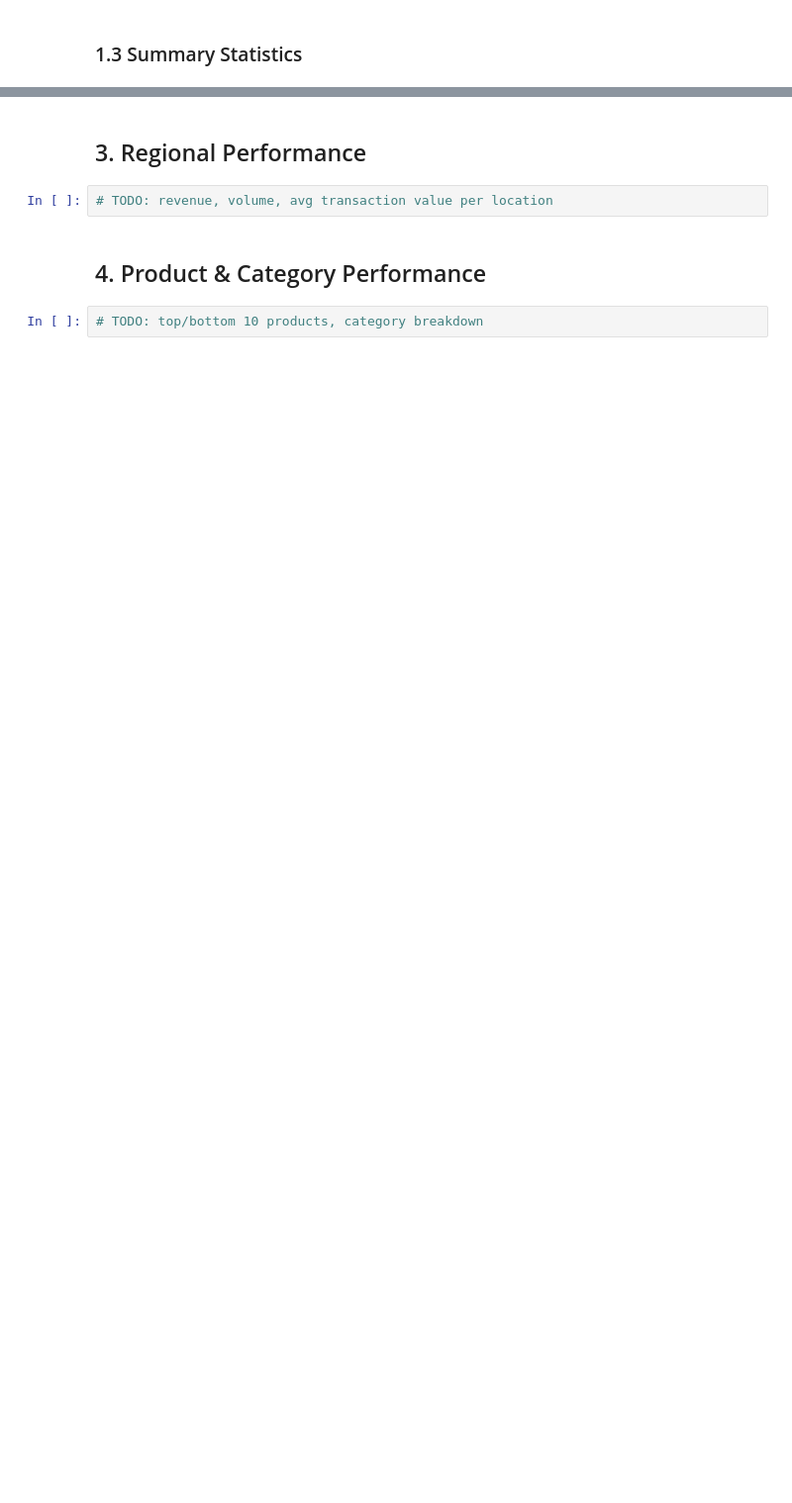
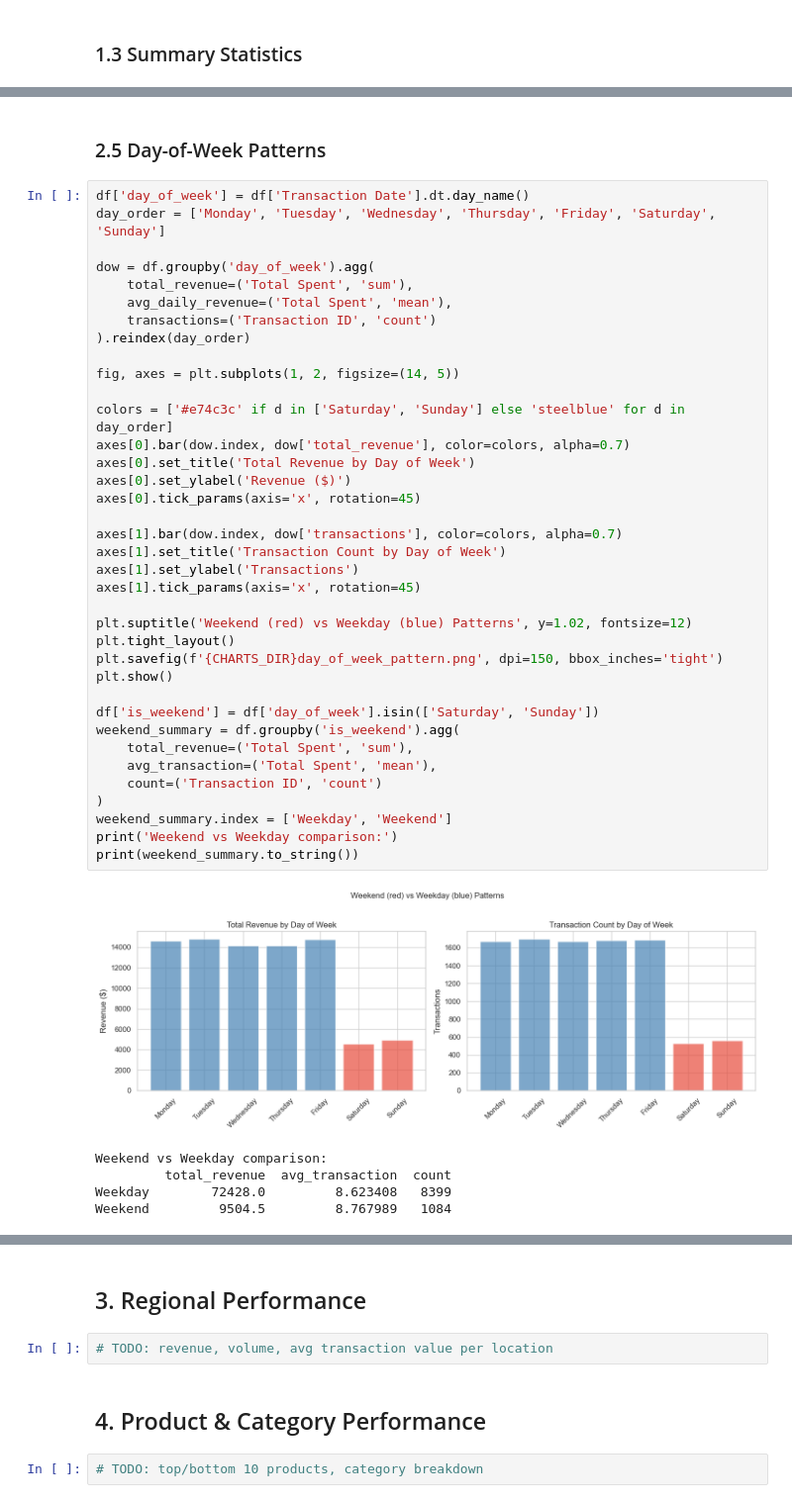
Before and after one commit to monish-ssc/canai-cafe-team-a, a Jupyter notebook: notebooks/02_eda_insights.ipynb, the cells around one changed output, grey strips where cells are left out. Shown at 99% size. Drawn from its saved outputs; the diff is of its cells as text; blank space fills up the shorter version.

```diff
--- a/notebooks/02_eda_insights.ipynb
+++ b/notebooks/02_eda_insights.ipynb
@@ -73,0 +237,45 @@ df[['Quantity', 'Price Per Unit', 'Total Spent']].describe()
+# %% [markdown]
+### 2.5 Day-of-Week Patterns
+# %%
+df['day_of_week'] = df['Transaction Date'].dt.day_name()
+day_order = ['Monday', 'Tuesday', 'Wednesday', 'Thursday', 'Friday', 'Saturday', 'Sunday']
+
+dow = df.groupby('day_of_week').agg(
+    total_revenue=('Total Spent', 'sum'),
+    avg_daily_revenue=('Total Spent', 'mean'),
+    transactions=('Transaction ID', 'count')
+).reindex(day_order)
+
+fig, axes = plt.subplots(1, 2, figsize=(14, 5))
+
+colors = ['#e74c3c' if d in ['Saturday', 'Sunday'] else 'steelblue' for d in day_order]
+axes[0].bar(dow.index, dow['total_revenue'], color=colors, alpha=0.7)
+axes[0].set_title('Total Revenue by Day of Week')
+axes[0].set_ylabel('Revenue ($)')
+axes[0].tick_params(axis='x', rotation=45)
+
+axes[1].bar(dow.index, dow['transactions'], color=colors, alpha=0.7)
+axes[1].set_title('Transaction Count by Day of Week')
+axes[1].set_ylabel('Transactions')
+axes[1].tick_params(axis='x', rotation=45)
+
+plt.suptitle('Weekend (red) vs Weekday (blue) Patterns', y=1.02, fontsize=12)
+plt.tight_layout()
+plt.savefig(f'{CHARTS_DIR}day_of_week_pattern.png', dpi=150, bbox_inches='tight')
+plt.show()
+
+df['is_weekend'] = df['day_of_week'].isin(['Saturday', 'Sunday'])
+weekend_summary = df.groupby('is_weekend').agg(
+    total_revenue=('Total Spent', 'sum'),
+    avg_transaction=('Total Spent', 'mean'),
+    count=('Transaction ID', 'count')
+)
+weekend_summary.index = ['Weekday', 'Weekend']
+print('Weekend vs Weekday comparison:')
+print(weekend_summary.to_string())
+# %% [output]
+[figure, added]
+Weekend vs Weekday comparison:
+         total_revenue  avg_transaction  count
+Weekday        72428.0         8.623408   8399
+Weekend         9504.5         8.767989   1084
```
Also changed, not shown: parts of 19 cells of this notebook, 6 other files.
